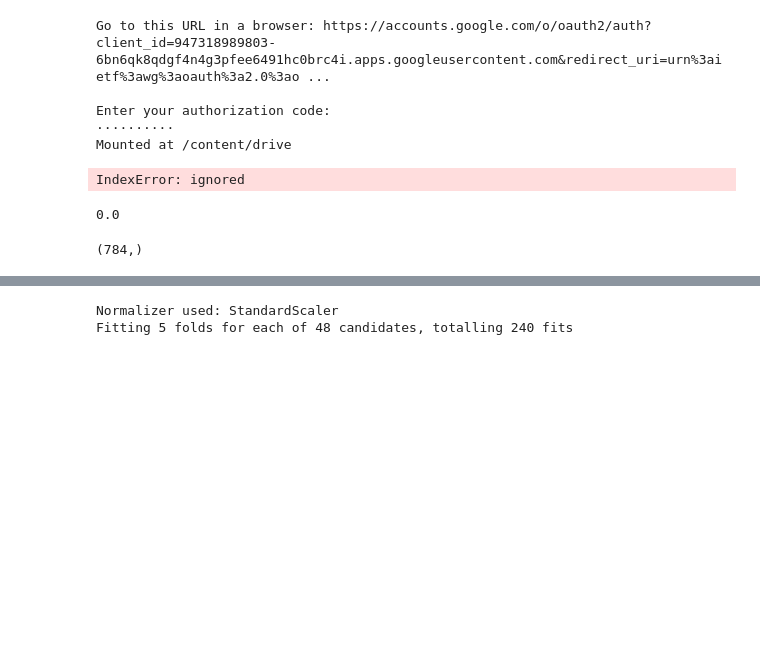
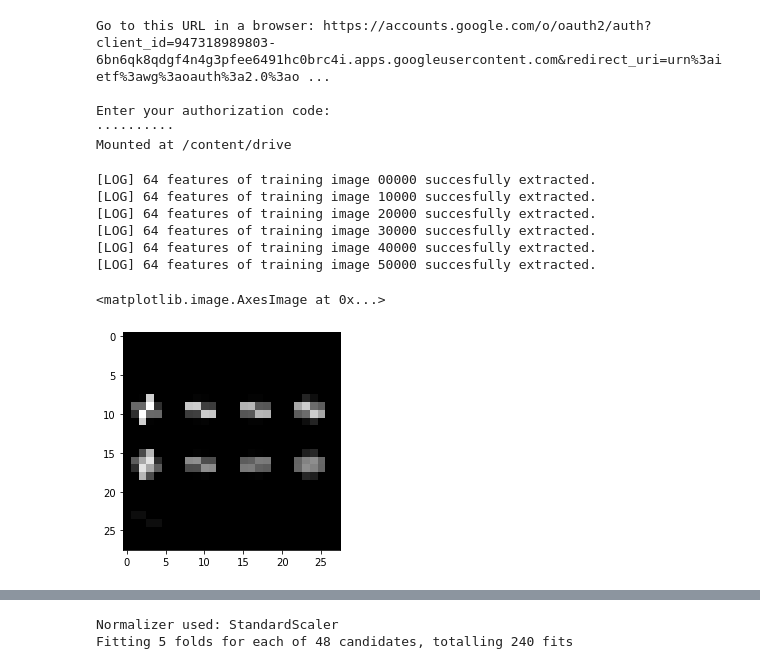
Before and after one commit to don3tan/MLCodingChallenge, a Jupyter notebook: SVM_HOG_Testing_.ipynb, the cells around one changed output, grey strips where cells are left out. Cells and saved outputs as stored; diff of their text form; code cells hidden in the pictures; blank space fills up the shorter version.

```diff
--- a/SVM_HOG_Testing_.ipynb
+++ b/SVM_HOG_Testing_.ipynb
@@ -32,10 +39,10 @@ train_df = pd.read_csv('../content/drive/My Drive/fashion-mnist_train.csv')
 test_df = pd.read_csv('../content/drive/My Drive/fashion-mnist_test.csv')
 # %%
 #define INITIAL x_train, y_train, x_test, y_test & 'normalizing' by division by 255
-x_train = train_df.drop('label', axis = 1).to_numpy(dtype = 'float32') / 255
+x_train = train_df.drop('label', axis = 1).to_numpy(dtype = 'int')
 y_train = train_df['label'].to_numpy()
 
-x_test = test_df.drop('label', axis = 1).to_numpy(dtype = 'float32') / 255
+x_test = test_df.drop('label', axis = 1).to_numpy(dtype = 'int')
 y_test = test_df['label'].to_numpy()
 # %%
 #take less data
@@ -44,15 +51,3 @@ y_train = y_train[:10000]
 
 x_test = x_test[:2000]
 y_test = y_test[:2000]
-# %%
-x_train = x_train[:, 0].reshape(-1, (28*28))
-# %% [output]
-IndexError: ignored
-# %%
-x_train[0]
-# %% [output]
-0.0
-# %%
-x_train.shape
-# %% [output]
-(784,)
@@ -60,0 +54,24 @@ x_train.shape
+# %%
+x_train_features = []
+x_train_image = []
+
+for i, image in enumerate(x_train):
+
+  train_features, train_images = hog(x_train[i].reshape(28,28), orientations = 4, pixels_per_cell = (7,7), cells_per_block = (1,1), visualize = True, transform_sqrt = True)
+  x_train_features.append(train_features)
+  x_train_image.append(train_images)
+
+  if i % 10000 == 0:
+    print('[LOG] {} features of training image {} succesfully extracted.'.format(str(len(train_features)), str(i).zfill(5)))
+# %% [output]
+[LOG] 64 features of training image 00000 succesfully extracted.
+[LOG] 64 features of training image 10000 succesfully extracted.
+[LOG] 64 features of training image 20000 succesfully extracted.
+[LOG] 64 features of training image 30000 succesfully extracted.
+[LOG] 64 features of training image 40000 succesfully extracted.
+[LOG] 64 features of training image 50000 succesfully extracted.
+# %%
+plt.imshow(x_train_image[1000], cmap='gray')
+# %% [output]
+<matplotlib.image.AxesImage at 0x...>
+[figure, added]
```
Also changed, not shown: parts of 13 cells of this notebook.
